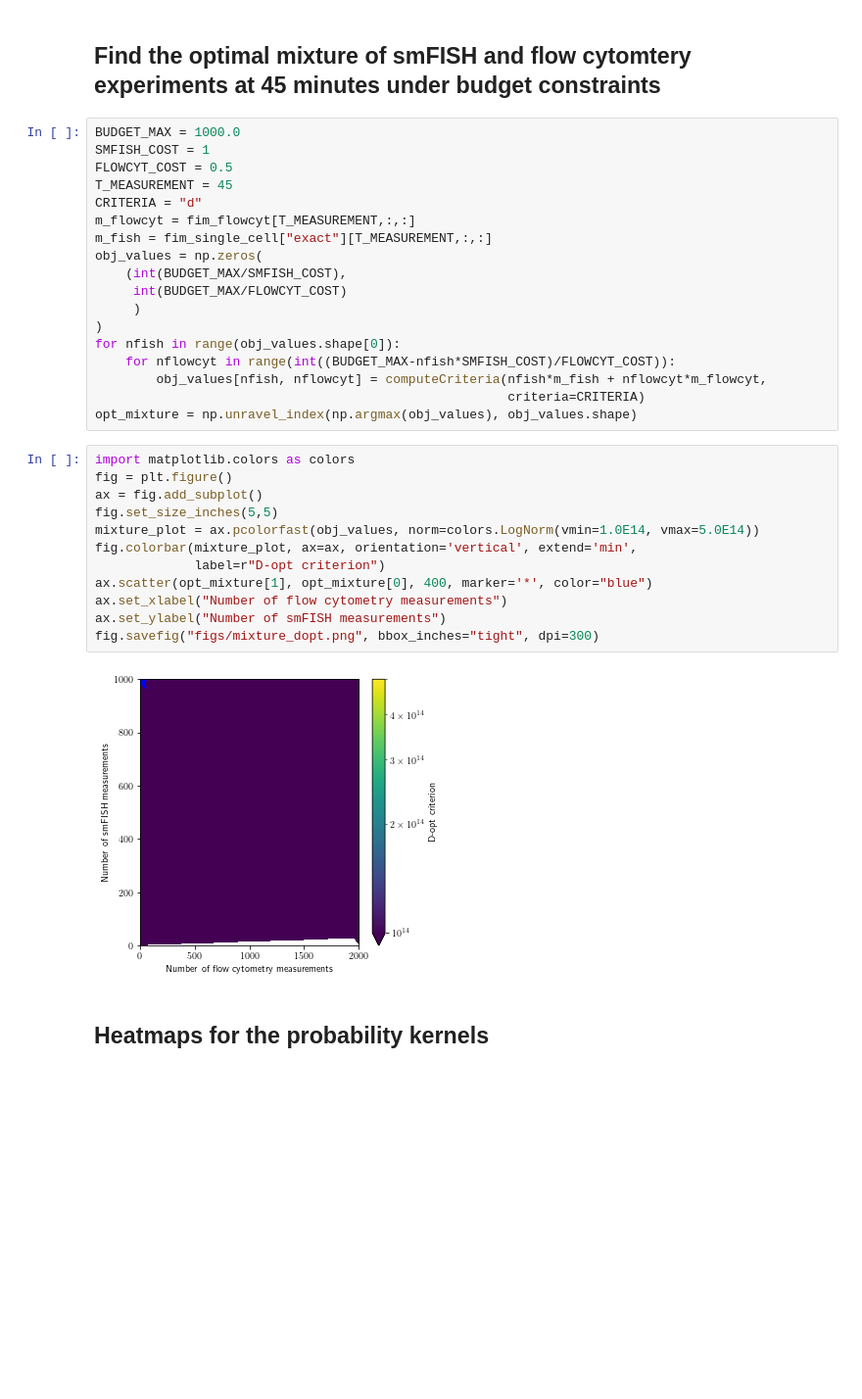
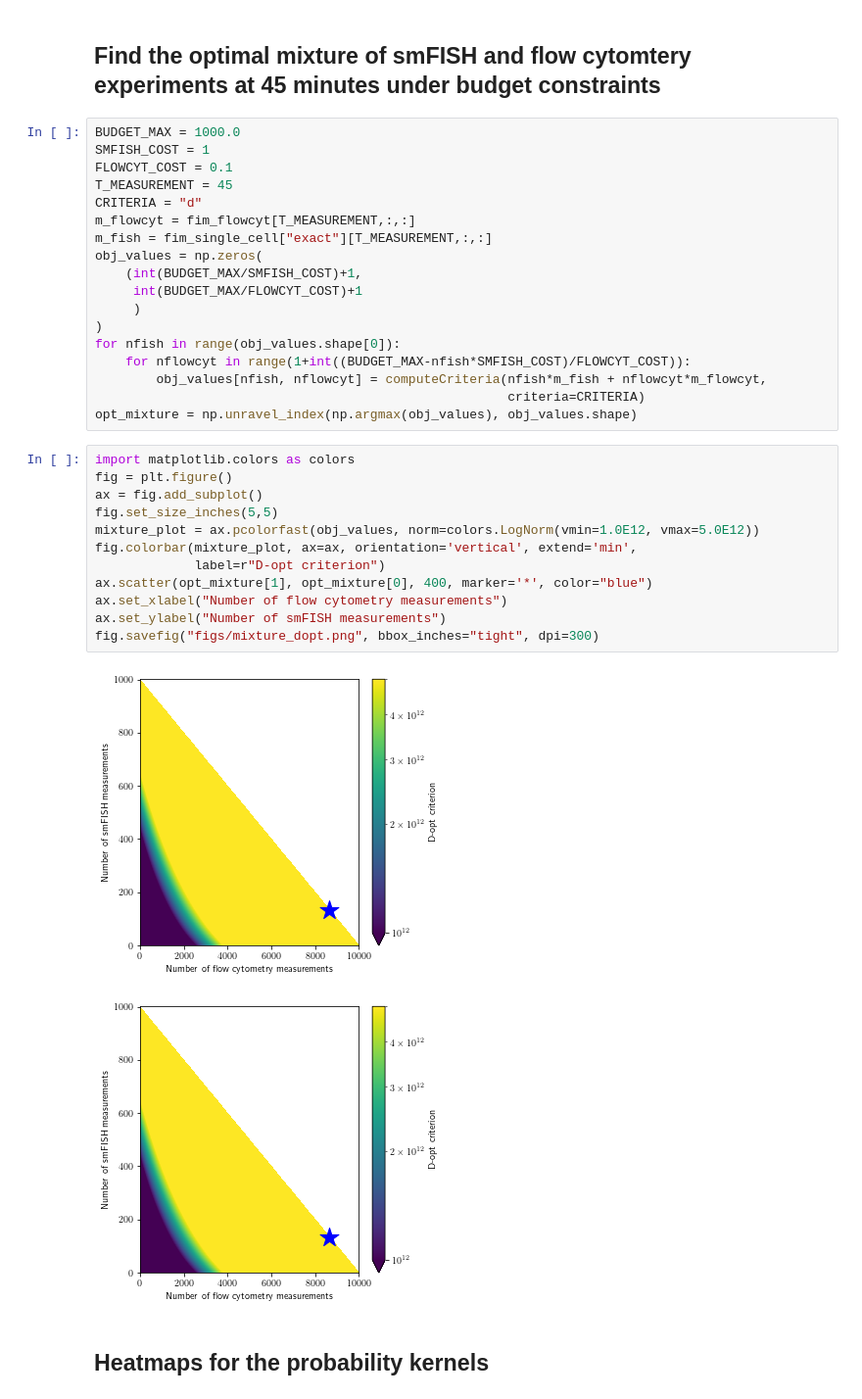
Before and after one commit to voduchuy/NoisyMeasurementFIM, a Jupyter notebook: bursting_gene/bursting_gene_plots.ipynb, the cells around one changed output. Shown at 98% size. Cells and saved outputs as stored; diff of their text form; blank space fills up the shorter version.

```diff
--- a/bursting_gene/bursting_gene_plots.ipynb
+++ b/bursting_gene/bursting_gene_plots.ipynb
@@ -159,35 +160,36 @@ fig.savefig('figs/fim_dopt.pdf', bbox_inches='tight')
 # %%
 BUDGET_MAX = 1000.0
 SMFISH_COST = 1
-FLOWCYT_COST = 0.5
+FLOWCYT_COST = 0.1
 T_MEASUREMENT = 45
 CRITERIA = "d"
 m_flowcyt = fim_flowcyt[T_MEASUREMENT,:,:]
 m_fish = fim_single_cell["exact"][T_MEASUREMENT,:,:]
 obj_values = np.zeros(
-    (int(BUDGET_MAX/SMFISH_COST),
-     int(BUDGET_MAX/FLOWCYT_COST)
+    (int(BUDGET_MAX/SMFISH_COST)+1,
+     int(BUDGET_MAX/FLOWCYT_COST)+1
      )
 )
 for nfish in range(obj_values.shape[0]):
-    for nflowcyt in range(int((BUDGET_MAX-nfish*SMFISH_COST)/FLOWCYT_COST)):
+    for nflowcyt in range(1+int((BUDGET_MAX-nfish*SMFISH_COST)/FLOWCYT_COST)):
         obj_values[nfish, nflowcyt] = computeCriteria(nfish*m_fish + nflowcyt*m_flowcyt,
                                                       criteria=CRITERIA)
 opt_mixture = np.unravel_index(np.argmax(obj_values), obj_values.shape)
 # %%
 import matplotlib.colors as colors
 fig = plt.figure()
 ax = fig.add_subplot()
 fig.set_size_inches(5,5)
-mixture_plot = ax.pcolorfast(obj_values, norm=colors.LogNorm(vmin=1.0E14, vmax=5.0E14))
+mixture_plot = ax.pcolorfast(obj_values, norm=colors.LogNorm(vmin=1.0E12, vmax=5.0E12))
 fig.colorbar(mixture_plot, ax=ax, orientation='vertical', extend='min',
              label=r"D-opt criterion")
 ax.scatter(opt_mixture[1], opt_mixture[0], 400, marker='*', color="blue")
 ax.set_xlabel("Number of flow cytometry measurements")
 ax.set_ylabel("Number of smFISH measurements")
 fig.savefig("figs/mixture_dopt.png", bbox_inches="tight", dpi=300)
 # %% [output]
-[figure, old version]
+[figure, new version]
+[figure, added]
 # %% [markdown]
 ## Heatmaps for the probability kernels
 # %%
```
Also changed, not shown: parts of 5 cells of this notebook, 3 other files.
